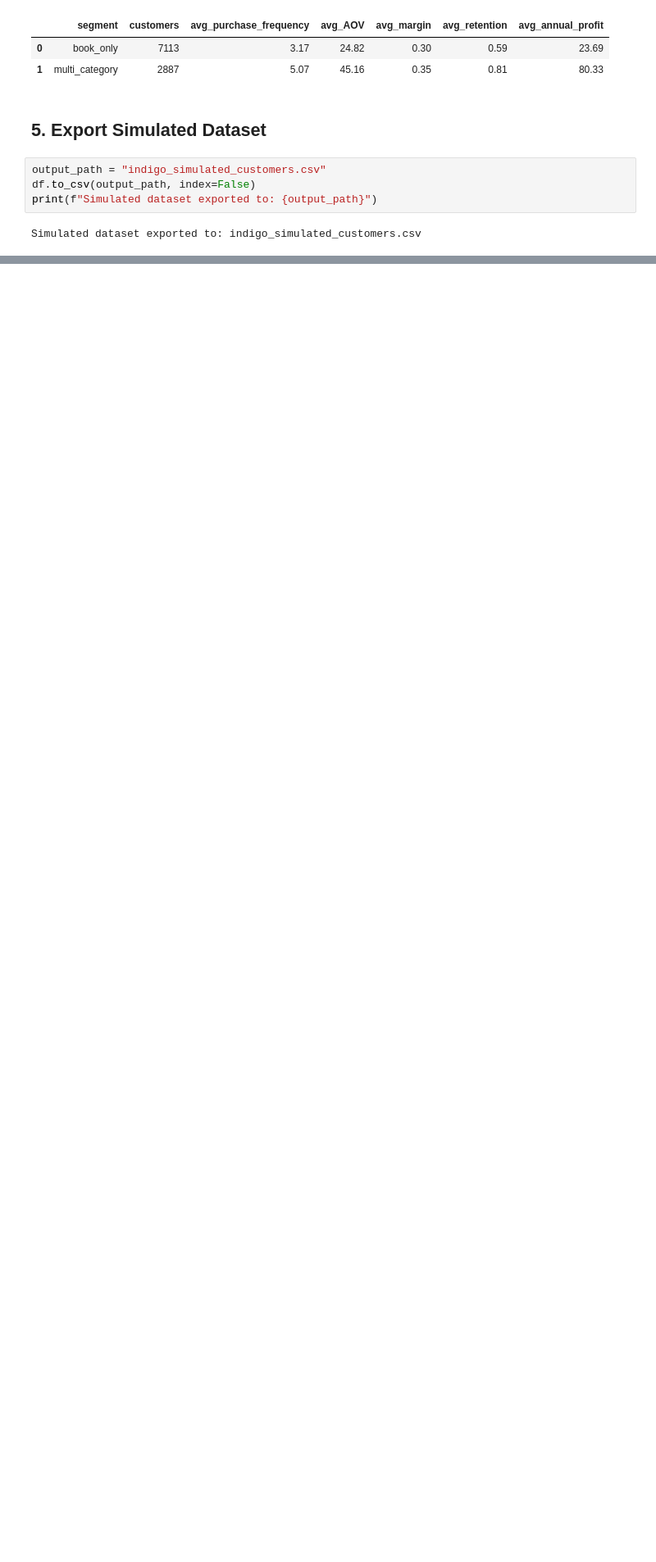
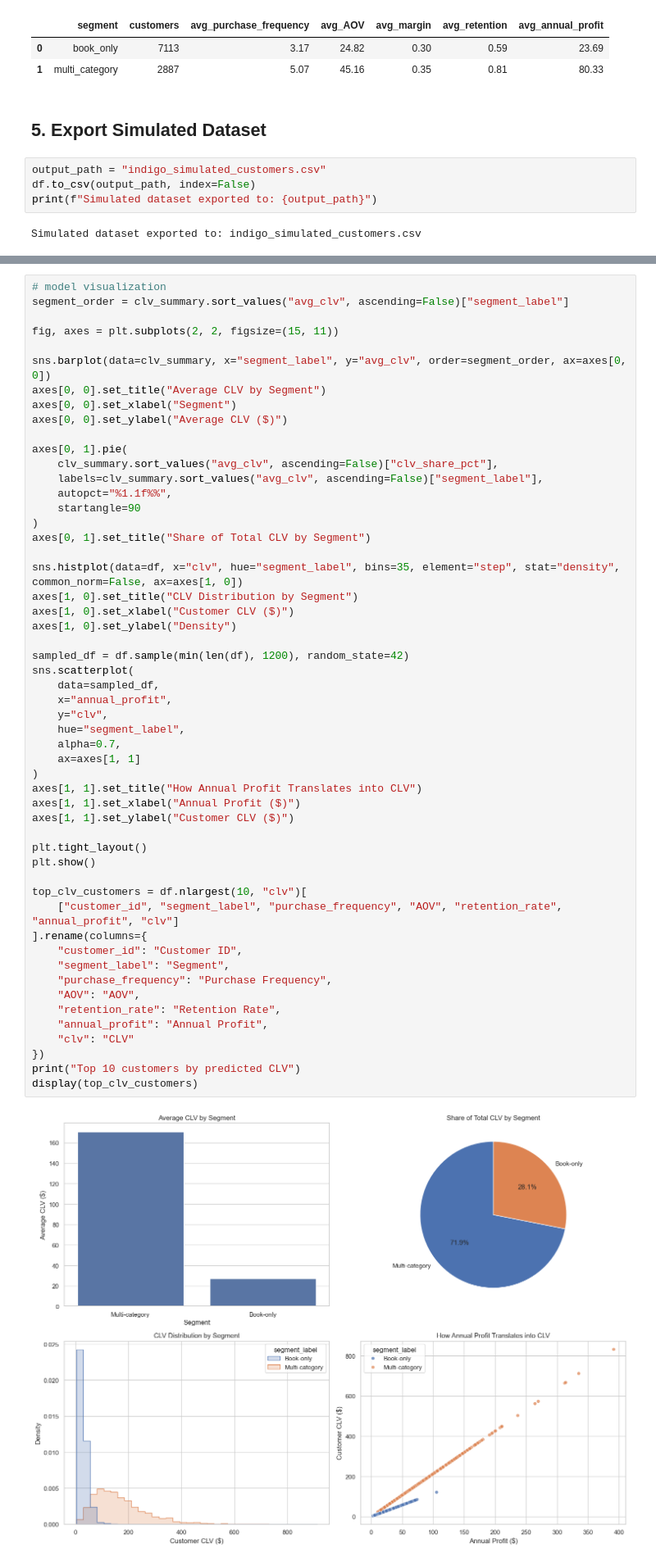
Before and after one commit to GuanlinTony/Fire_Marketing, a Jupyter notebook: Indigo_CLV_Project.ipynb, the cells around one changed output, grey strips where cells are left out. Shown at 82% size. Drawn from its saved outputs; the diff is of its cells as text; blank space fills up the shorter version.

Commit message:
update CLV modeling and graphs.

```diff
--- a/Indigo_CLV_Project.ipynb
+++ b/Indigo_CLV_Project.ipynb
@@ -307,0 +433,55 @@ Simulated dataset exported to: indigo_simulated_customers.csv
+# %%
+# model visualization
+segment_order = clv_summary.sort_values("avg_clv", ascending=False)["segment_label"]
+
+fig, axes = plt.subplots(2, 2, figsize=(15, 11))
+
+sns.barplot(data=clv_summary, x="segment_label", y="avg_clv", order=segment_order, ax=axes[0, 0])
+axes[0, 0].set_title("Average CLV by Segment")
+axes[0, 0].set_xlabel("Segment")
+axes[0, 0].set_ylabel("Average CLV ($)")
+
+axes[0, 1].pie(
+    clv_summary.sort_values("avg_clv", ascending=False)["clv_share_pct"],
+    labels=clv_summary.sort_values("avg_clv", ascending=False)["segment_label"],
+    autopct="%1.1f%%",
+    startangle=90
+)
+axes[0, 1].set_title("Share of Total CLV by Segment")
+
+sns.histplot(data=df, x="clv", hue="segment_label", bins=35, element="step", stat="density", common_norm=False, ax=axes[1, 0])
+axes[1, 0].set_title("CLV Distribution by Segment")
+axes[1, 0].set_xlabel("Customer CLV ($)")
+axes[1, 0].set_ylabel("Density")
+
+sampled_df = df.sample(min(len(df), 1200), random_state=42)
+sns.scatterplot(
+    data=sampled_df,
+    x="annual_profit",
+    y="clv",
+    hue="segment_label",
+    alpha=0.7,
+    ax=axes[1, 1]
+)
+axes[1, 1].set_title("How Annual Profit Translates into CLV")
+axes[1, 1].set_xlabel("Annual Profit ($)")
+axes[1, 1].set_ylabel("Customer CLV ($)")
+
+plt.tight_layout()
+plt.show()
+
+top_clv_customers = df.nlargest(10, "clv")[
+    ["customer_id", "segment_label", "purchase_frequency", "AOV", "retention_rate", "annual_profit", "clv"]
+].rename(columns={
+    "customer_id": "Customer ID",
+    "segment_label": "Segment",
+    "purchase_frequency": "Purchase Frequency",
+    "AOV": "AOV",
+    "retention_rate": "Retention Rate",
+    "annual_profit": "Annual Profit",
+    "clv": "CLV"
+})
+print("Top 10 customers by predicted CLV")
+display(top_clv_customers)
+# %% [output]
+[figure, added]
```
Also changed, not shown: parts of 12 cells of this notebook.
